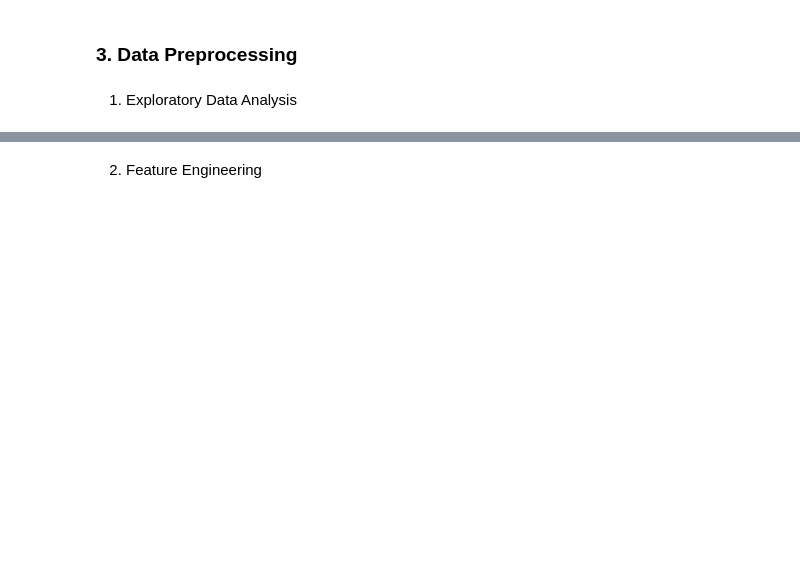
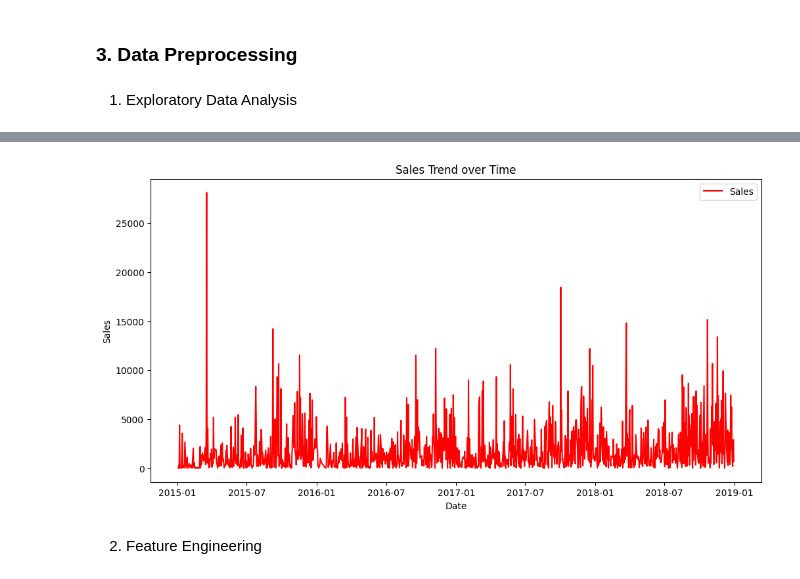
Before and after one commit to fatahrahimi330/100-Machine-Learning-Projects, a Jupyter notebook: 27-Salces Forecast Prediction/salce_forecast_prediction.ipynb, the cells around one changed output, grey strips where cells are left out. Drawn from its saved outputs; the diff is of its cells as text; code cells hidden in the pictures; blank space fills up the shorter version.

```diff
--- a/27-Salces Forecast Prediction/salce_forecast_prediction.ipynb
+++ b/27-Salces Forecast Prediction/salce_forecast_prediction.ipynb
@@ -20,0 +105,5 @@ df.head()
+# %%
+df['Order Date'] = pd.to_datetime(df['Order Date'], format='%d/%m/%Y')
+# %%
+sales_by_date = df.groupby('Order Date')['Sales'].sum().reset_index()
+sales_by_date
@@ -21,2 +124,12 @@ df.head()
+# %%
+plt.figure(figsize=(12, 6))
+plt.plot(sales_by_date['Order Date'], sales_by_date['Sales'], c='r', label='Sales')
+plt.title('Sales Trend over Time')
+plt.xlabel('Date')
+plt.ylabel('Sales')
+plt.legend()
+plt.show()
+# %% [output]
+[figure, added]
 # %% [markdown]
 2. Feature Engineering
```
Also changed, not shown: parts of 17 cells of this notebook, 4 other files.
